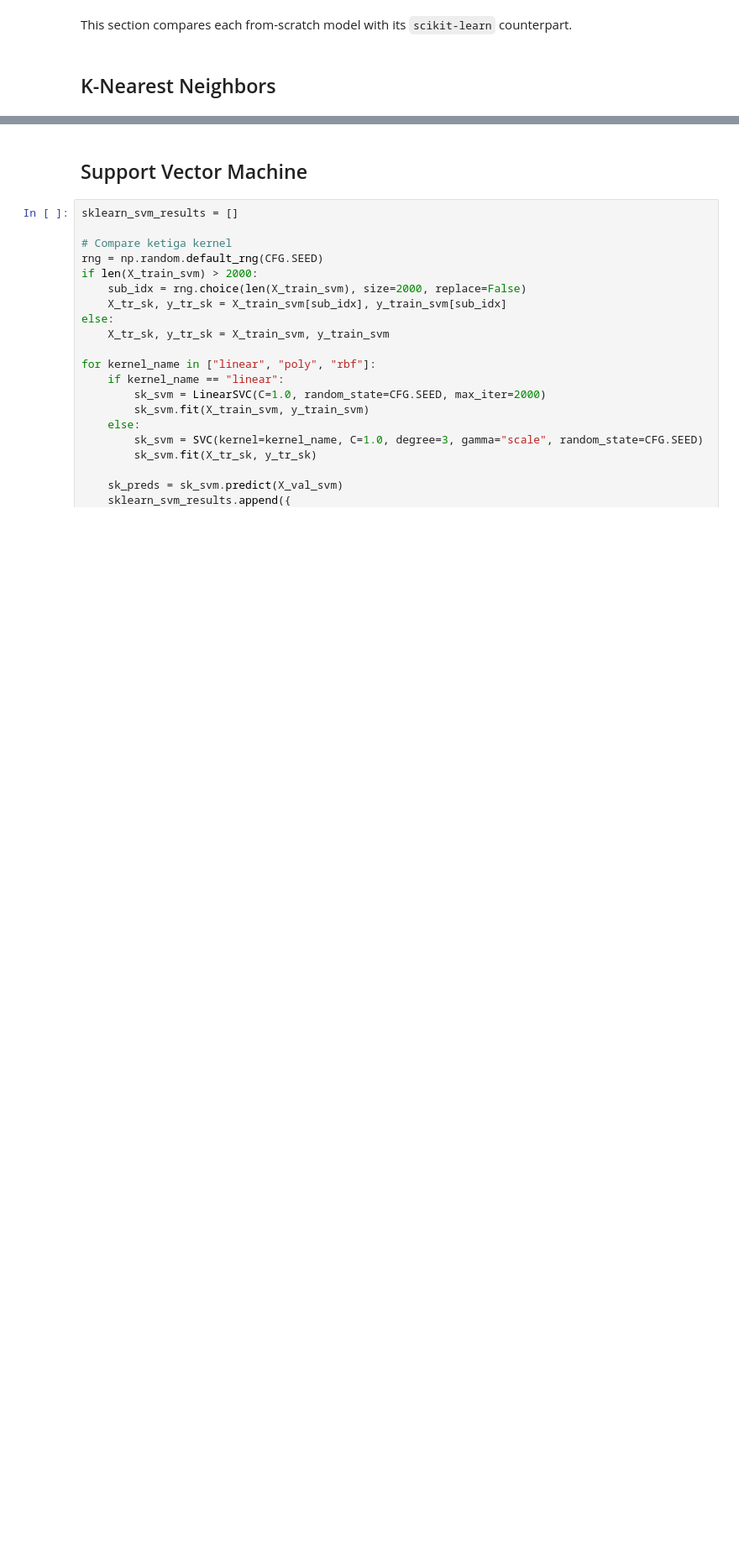
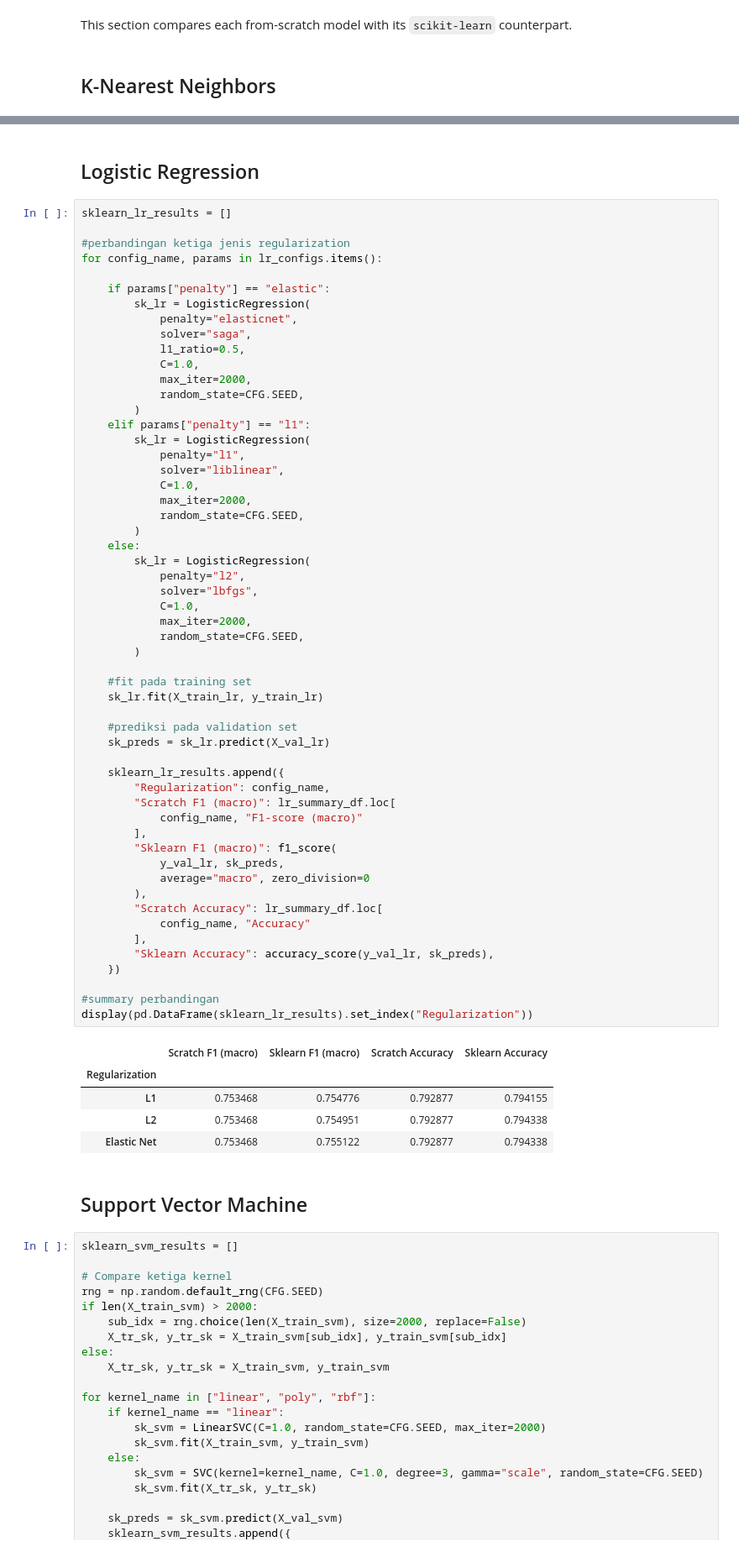
Before and after one commit to EliWidjojo/IF3170_G28_HaalinghamJayaAO3, a Jupyter notebook: notebooks/Notebook Tugas Besar 2 IF3170 Inteligensi Artifisial 2026-2027..ipynb, the cells around one changed output, grey strips where cells are left out. Shown at 84% size. Cells and saved outputs as stored; diff of their text form; blank space fills up the shorter version.

```diff
--- a/notebooks/Notebook Tugas Besar 2 IF3170 Inteligensi Artifisial 2026-2027..ipynb
+++ b/notebooks/Notebook Tugas Besar 2 IF3170 Inteligensi Artifisial 2026-2027..ipynb
@@ -841,3 +1348,66 @@ display(pd.DataFrame(
+# %% [markdown]
+## Logistic Regression
+# %%
+sklearn_lr_results = []
+
+#perbandingan ketiga jenis regularization
+for config_name, params in lr_configs.items():
+
+    if params["penalty"] == "elastic":
+        sk_lr = LogisticRegression(
+            penalty="elasticnet",
+            solver="saga",
+            l1_ratio=0.5,
+            C=1.0,
+            max_iter=2000,
+            random_state=CFG.SEED,
+        )
+    elif params["penalty"] == "l1":
+        sk_lr = LogisticRegression(
+            penalty="l1",
+            solver="liblinear",
+            C=1.0,
+            max_iter=2000,
+            random_state=CFG.SEED,
+        )
+    else:
+        sk_lr = LogisticRegression(
+            penalty="l2",
+            solver="lbfgs",
+            C=1.0,
+            max_iter=2000,
+            random_state=CFG.SEED,
+        )
+
+    #fit pada training set
+    sk_lr.fit(X_train_lr, y_train_lr)
+
+    #prediksi pada validation set
+    sk_preds = sk_lr.predict(X_val_lr)
+
+    sklearn_lr_results.append({
+        "Regularization": config_name,
+        "Scratch F1 (macro)": lr_summary_df.loc[
+            config_name, "F1-score (macro)"
+        ],
+        "Sklearn F1 (macro)": f1_score(
+            y_val_lr, sk_preds,
+            average="macro", zero_division=0
+        ),
+        "Scratch Accuracy": lr_summary_df.loc[
+            config_name, "Accuracy"
+        ],
+        "Sklearn Accuracy": accuracy_score(y_val_lr, sk_preds),
+    })
+
+#summary perbandingan
+display(pd.DataFrame(sklearn_lr_results).set_index("Regularization"))
+# %% [output]
+|  | Scratch F1 (macro) | Sklearn F1 (macro) | Scratch Accuracy | Sklearn Accuracy |
+| Regularization |  |  |  |  |
+| L1 | 0.753468 | 0.754776 | 0.792877 | 0.794155 |
+| L2 | 0.753468 | 0.754951 | 0.792877 | 0.794338 |
+| Elastic Net | 0.753468 | 0.755122 | 0.792877 | 0.794338 |
 # %% [markdown]
 ## Support Vector Machine
 # %%
```
Also changed, not shown: parts of 28 cells of this notebook.
